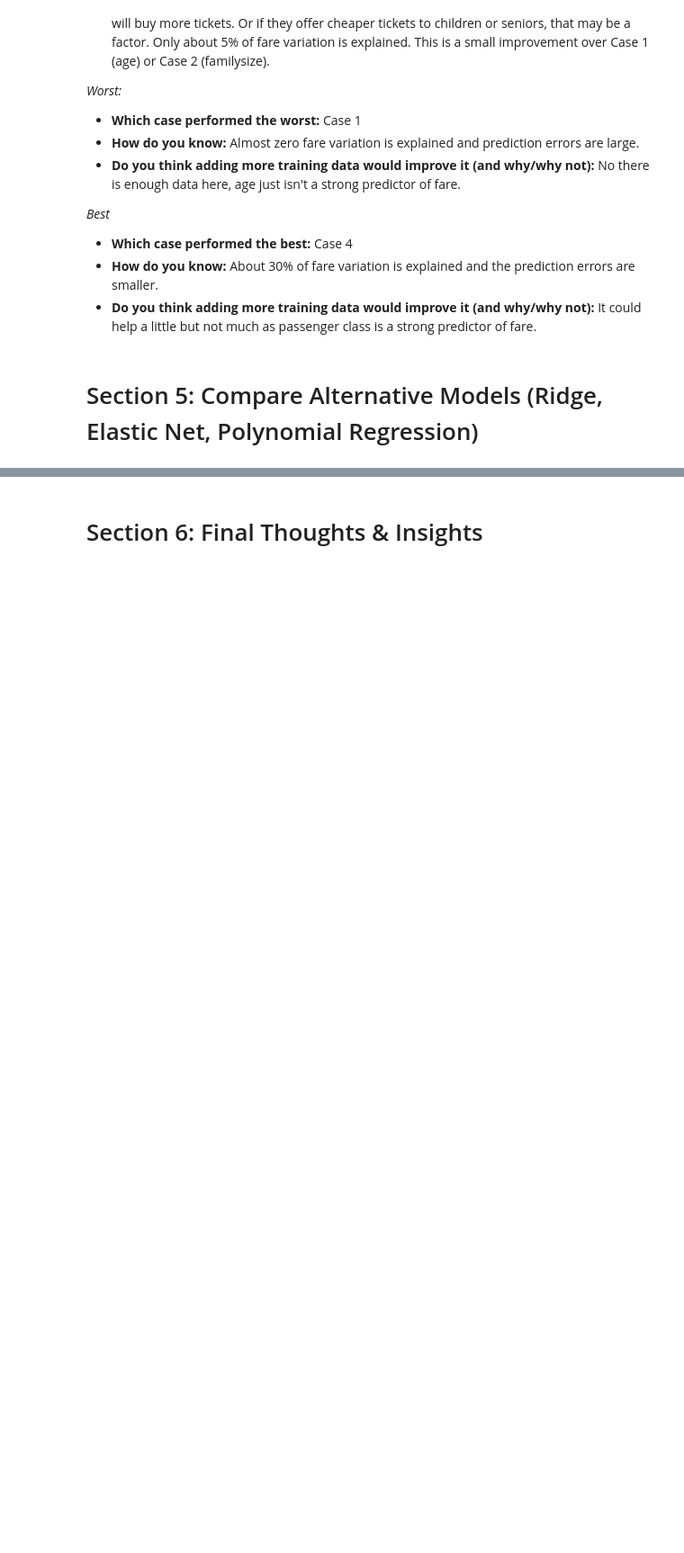
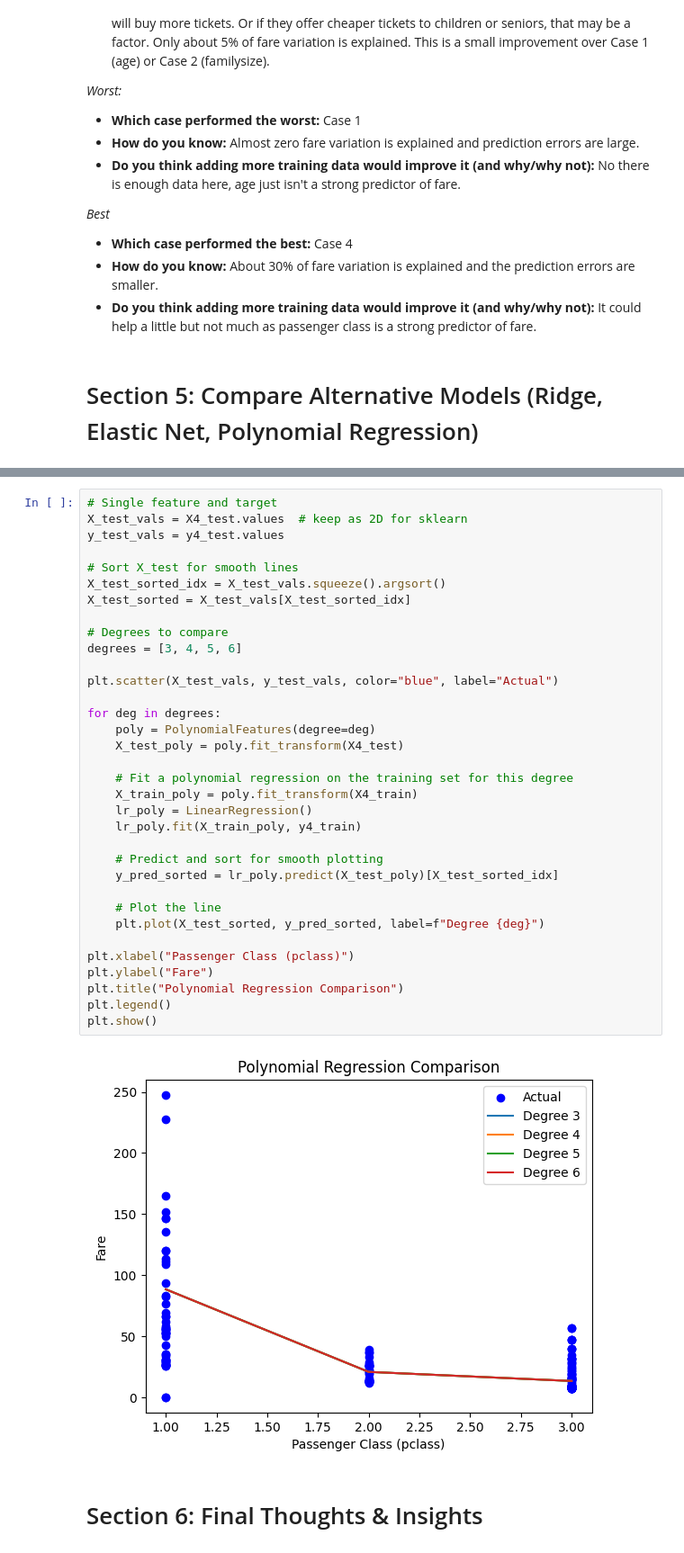
Before and after one commit to LFoster03/applied-ml-foster, a Jupyter notebook: notebooks/project04/ml04_foster.ipynb, the cells around one changed output, grey strips where cells are left out. Shown at 90% size. Cells and saved outputs as stored; diff of their text form; blank space fills up the shorter version.

```diff
--- a/notebooks/project04/ml04_foster.ipynb
+++ b/notebooks/project04/ml04_foster.ipynb
@@ -181,2 +390,38 @@ Case 4: Test MAE: 20.653703671484056
+# %%
+# Single feature and target
+X_test_vals = X4_test.values  # keep as 2D for sklearn
+y_test_vals = y4_test.values
+
+# Sort X_test for smooth lines
+X_test_sorted_idx = X_test_vals.squeeze().argsort()
+X_test_sorted = X_test_vals[X_test_sorted_idx]
+
+# Degrees to compare
+degrees = [3, 4, 5, 6]
+
+plt.scatter(X_test_vals, y_test_vals, color="blue", label="Actual")
+
+for deg in degrees:
+    poly = PolynomialFeatures(degree=deg)
+    X_test_poly = poly.fit_transform(X4_test)
+
+    # Fit a polynomial regression on the training set for this degree
+    X_train_poly = poly.fit_transform(X4_train)
+    lr_poly = LinearRegression()
+    lr_poly.fit(X_train_poly, y4_train)
+
+    # Predict and sort for smooth plotting
+    y_pred_sorted = lr_poly.predict(X_test_poly)[X_test_sorted_idx]
+
+    # Plot the line
+    plt.plot(X_test_sorted, y_pred_sorted, label=f"Degree {deg}")
+
+plt.xlabel("Passenger Class (pclass)")
+plt.ylabel("Fare")
+plt.title("Polynomial Regression Comparison")
+plt.legend()
+plt.show()
+# %% [output]
+[figure, added]
 # %% [markdown]
 # Section 6: Final Thoughts & Insights
```
Also changed, not shown: parts of 17 cells of this notebook.
